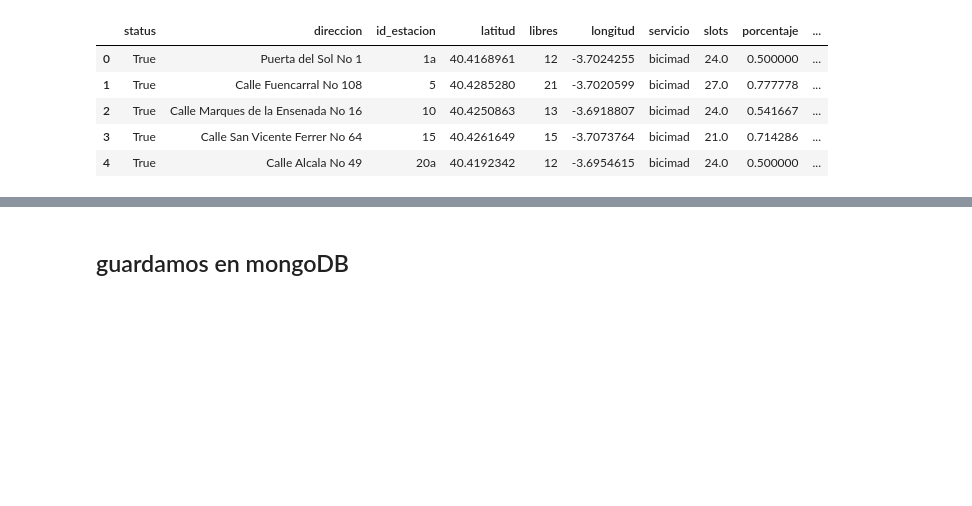
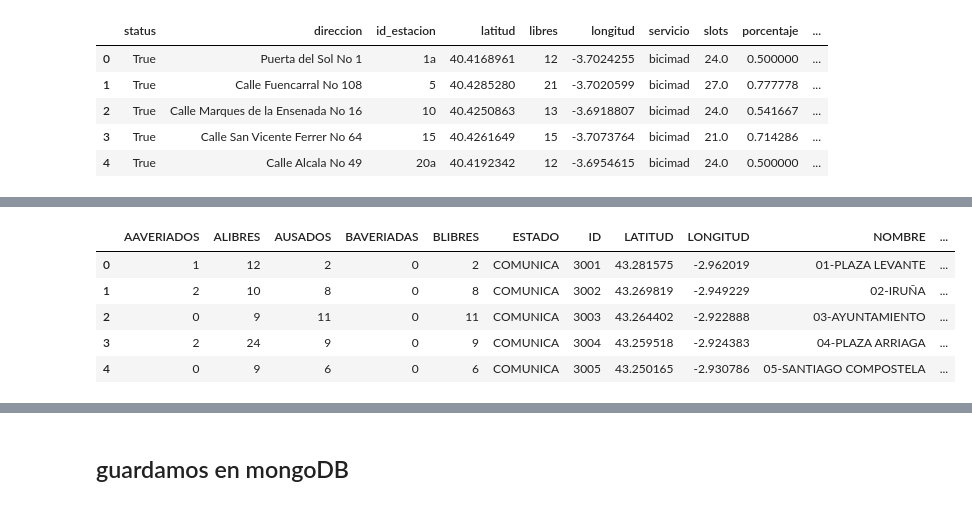
Before and after one commit to intiveda/casopracticounir, a Jupyter notebook: data_grabbing.ipynb, the cells around one changed output, grey strips where cells are left out. Cells and saved outputs as stored; diff of their text form; code cells hidden in the pictures; blank space fills up the shorter version.

```diff
--- a/data_grabbing.ipynb
+++ b/data_grabbing.ipynb
@@ -129,0 +132,19 @@ data_bcn.head()
+# %%
+import pandas as pd
+data_bio = pd.read_csv("bilbaoBICI.csv", sep=';', encoding = "latin-1")
+data_bio['libres'] = data_bio['BLIBRES']
+data_bio['slots'] = data_bio['ALIBRES'] + data_bio['AAVERIADOS'] + data_bio['AUSADOS']
+data_bio['porcentaje'] = data_bio['libres'] / data_bio['slots'] *100
+data_bio['disponibilidad'] = 'baja disponibilidad'
+data_bio['disponibilidad'][(data_bio['porcentaje'] > 0.20) & (data_bio['porcentaje'] <= 0.5)] = 'disponibilidad media'
+data_bio['disponibilidad'][(data_bio['porcentaje'] > 0.50) & (data_bio['porcentaje'] <= 0.8)] = 'alta disponibilidad'
+data_bio['disponibilidad'][data_bio['porcentaje'] >0.80] = 'muy alta disponibilidad'
+data_bio['servicio']='bilbonbizi'
+data_bio.head()
+# %% [output]
+|  | AAVERIADOS | ALIBRES | AUSADOS | BAVERIADAS | BLIBRES | ESTADO | ID | LATITUD | LONGITUD | NOMBRE | ... |
+| 0 | 1 | 12 | 2 | 0 | 2 | COMUNICA | 3001 | 43.281575 | -2.962019 | 01-PLAZA LEVANTE | ... |
+| 1 | 2 | 10 | 8 | 0 | 8 | COMUNICA | 3002 | 43.269819 | -2.949229 | 02-IRUÑA | ... |
+| 2 | 0 | 9 | 11 | 0 | 11 | COMUNICA | 3003 | 43.264402 | -2.922888 | 03-AYUNTAMIENTO | ... |
+| 3 | 2 | 24 | 9 | 0 | 9 | COMUNICA | 3004 | 43.259518 | -2.924383 | 04-PLAZA ARRIAGA | ... |
+| 4 | 0 | 9 | 6 | 0 | 6 | COMUNICA | 3005 | 43.250165 | -2.930786 | 05-SANTIAGO COMPOSTELA | ... |
```
Also changed, not shown: parts of 6 cells of this notebook, 1 other file.
